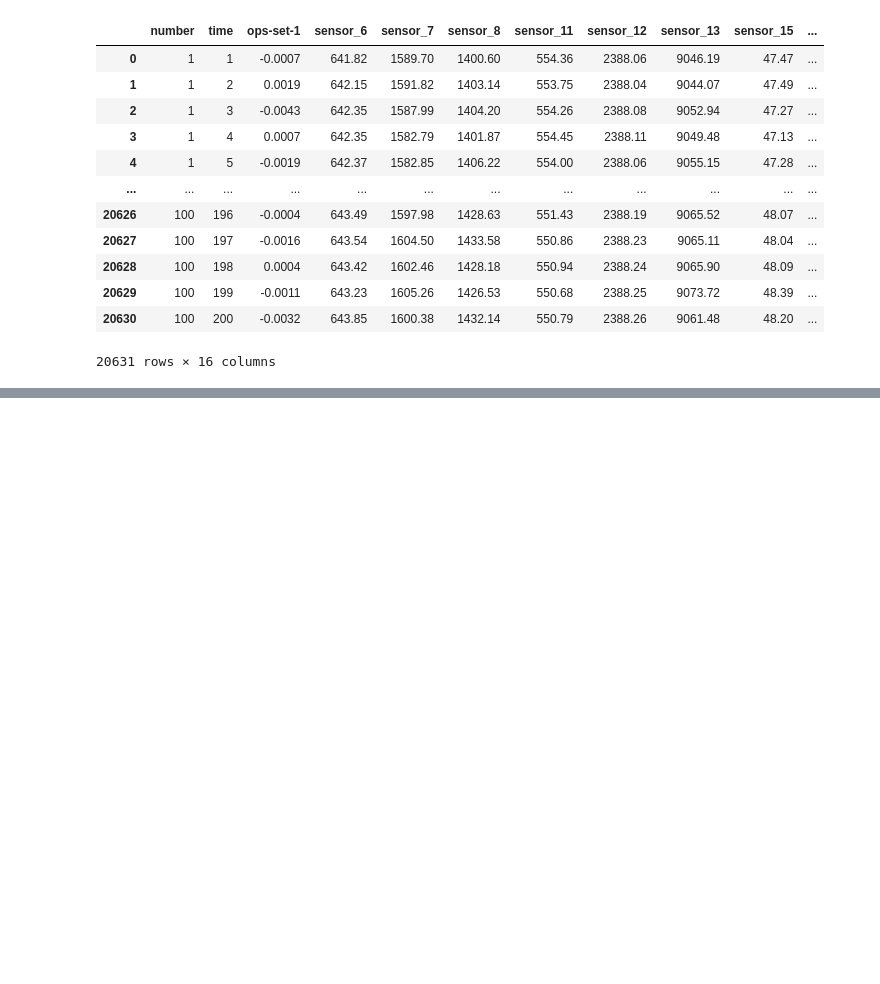
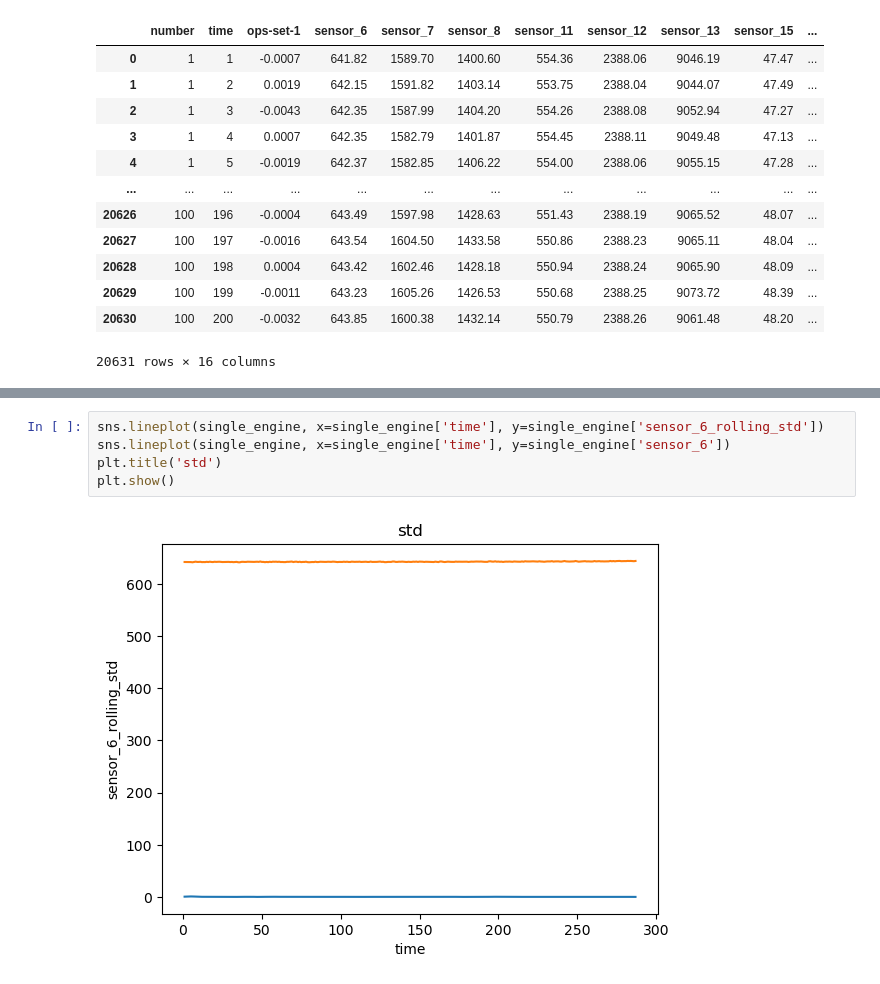
Before and after one commit to pratyush-015/ManuSenseAI, a Jupyter notebook: models/notebooks/Untitled.ipynb, the cells around one changed output, grey strips where cells are left out. Drawn from its saved outputs; the diff is of its cells as text; blank space fills up the shorter version.

```diff
--- a/models/notebooks/Untitled.ipynb
+++ b/models/notebooks/Untitled.ipynb
@@ -262,0 +348,7 @@ train_data
+# %%
+sns.lineplot(single_engine, x=single_engine['time'], y=single_engine['sensor_6_rolling_std'])
+sns.lineplot(single_engine, x=single_engine['time'], y=single_engine['sensor_6'])
+plt.title('std')
+plt.show()
+# %% [output]
+[figure, added]
```
Also changed, not shown: parts of 31 cells of this notebook, 4 other files.
